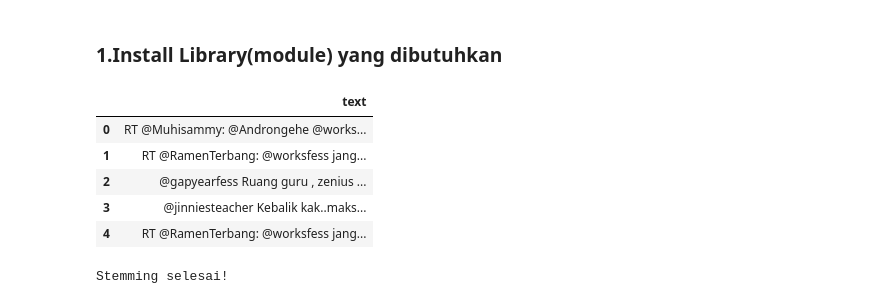
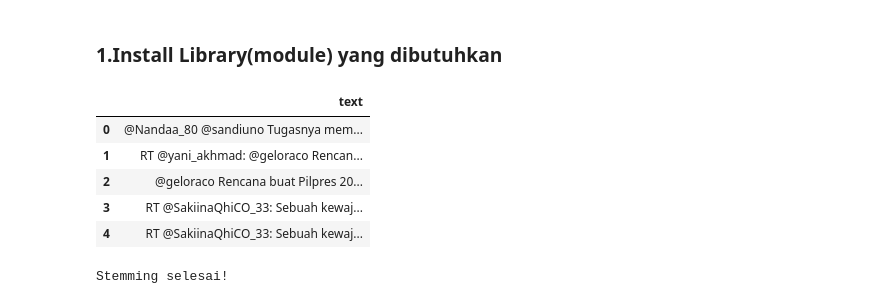
Before and after one commit to arifpambudi242/tweepy, a Jupyter notebook: main.ipynb, the cells around one changed output. Saved outputs shown, nothing was run; the diff lists cells and outputs as text; code cells hidden in the pictures.

```diff
--- a/main.ipynb
+++ b/main.ipynb
@@ -91,15 +88,15 @@ df.to_csv(f"crawling{datetime.today().strftime('%Y-%m-%d')}.csv", mode='w', inde
 # %%
 import pandas as pd
 
-df = pd.read_csv('crawling2022-06-03.csv', encoding='unicode_escape')
+df = pd.read_csv('crawling.csv', encoding='unicode_escape')
 df.head(5)
 # %% [output]
 |  | text |
-| 0 | RT @Muhisammy: @Androngehe @works... |
-| 1 | RT @RamenTerbang: @worksfess jang... |
-| 2 | @gapyearfess Ruang guru , zenius ... |
-| 3 | @jinniesteacher Kebalik kak..maks... |
-| 4 | RT @RamenTerbang: @worksfess jang... |
+| 0 | @Nandaa_80 @sandiuno Tugasnya mem... |
+| 1 | RT @yani_akhmad: @geloraco Rencan... |
+| 2 | @geloraco Rencana buat Pilpres 20... |
+| 3 | RT @SakiinaQhiCO_33: Sebuah kewaj... |
+| 4 | RT @SakiinaQhiCO_33: Sebuah kewaj... |
 # %%
 #Cleaning Text
 def textcleaner(text):
```
Also changed, not shown: parts of 8 cells of this notebook, 3 other files.
